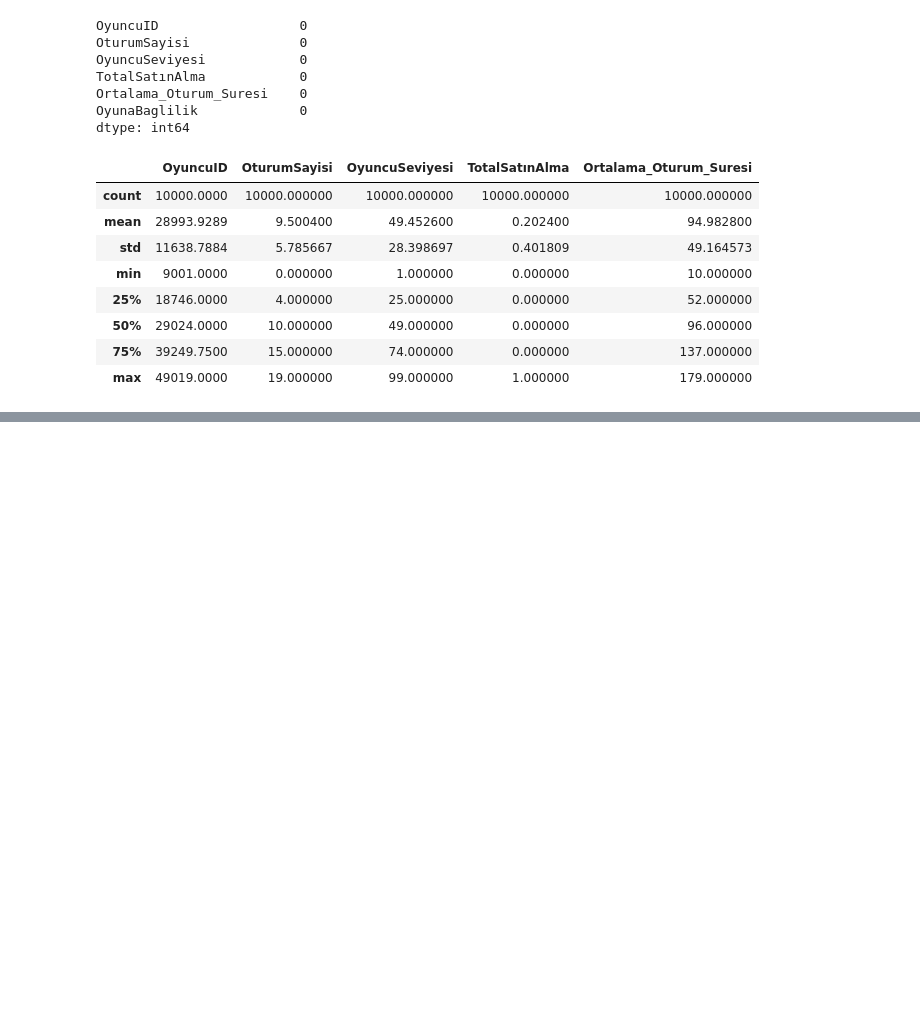
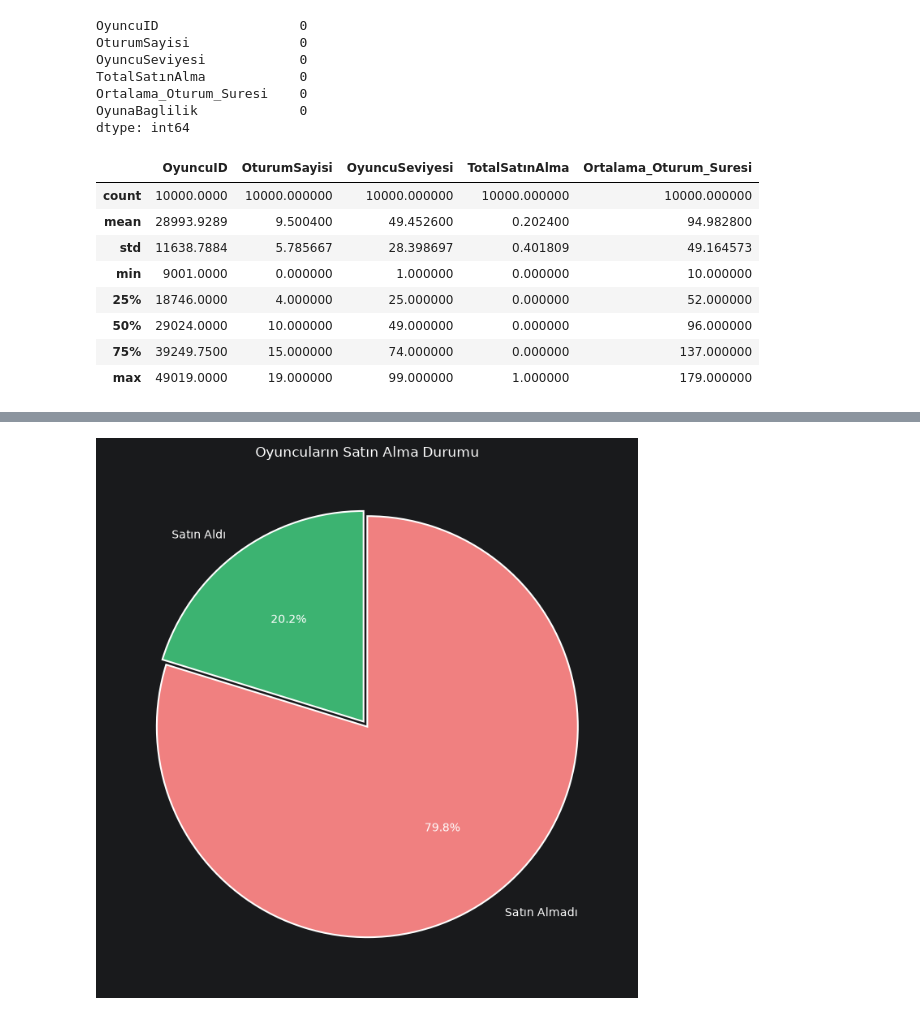
Before and after one commit to Eylulipekayd/Player-Churn-System, a Jupyter notebook: notebooks/kaggle_dataset_EDA.ipynb, the cells around one changed output, grey strips where cells are left out. Saved outputs shown, nothing was run; the diff lists cells and outputs as text; code cells hidden in the pictures; blank space fills up the shorter version.

```diff
--- a/notebooks/kaggle_dataset_EDA.ipynb
+++ b/notebooks/kaggle_dataset_EDA.ipynb
@@ -34,0 +51,29 @@ df.describe()
+# %%
+import pandas as pd
+import matplotlib.pyplot as plt
+
+df = pd.read_csv("../data/kaggle_dataset.csv")
+
+
+satin_aldi = (df["TotalSatınAlma"] > 0).sum()
+satin_almadi = (df["TotalSatınAlma"] == 0).sum()
+
+etiketler = ["Satın Aldı", "Satın Almadı"]
+degerler = [satin_aldi, satin_almadi]
+renkler = ["mediumseagreen", "lightcoral"]
+
+plt.figure(figsize=(7, 7))
+plt.pie(
+    degerler,
+    labels=etiketler,
+    autopct="%1.1f%%",
+    colors=renkler,
+    startangle=90,
+    explode=(0.03, 0),
+    wedgeprops={"edgecolor": "white", "linewidth": 1.5}
+)
+plt.title("Oyuncuların Satın Alma Durumu")
+plt.tight_layout()
+plt.show()
+# %% [output]
+[figure, added]
```
Also changed, not shown: parts of 2 cells of this notebook.
